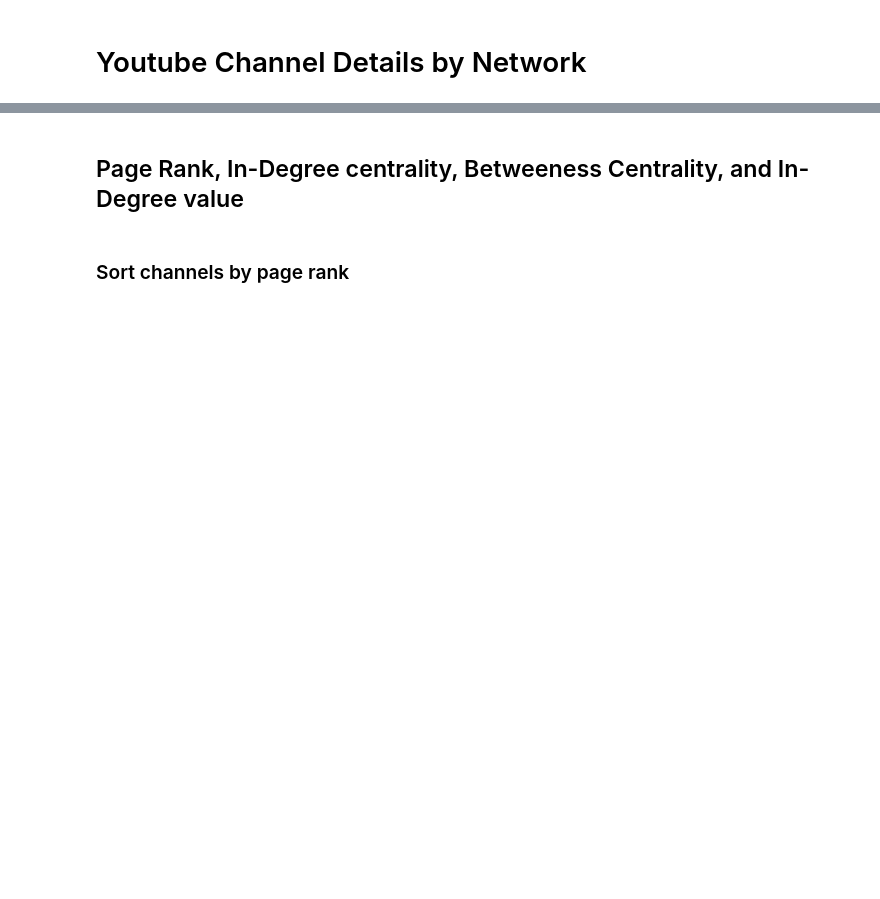
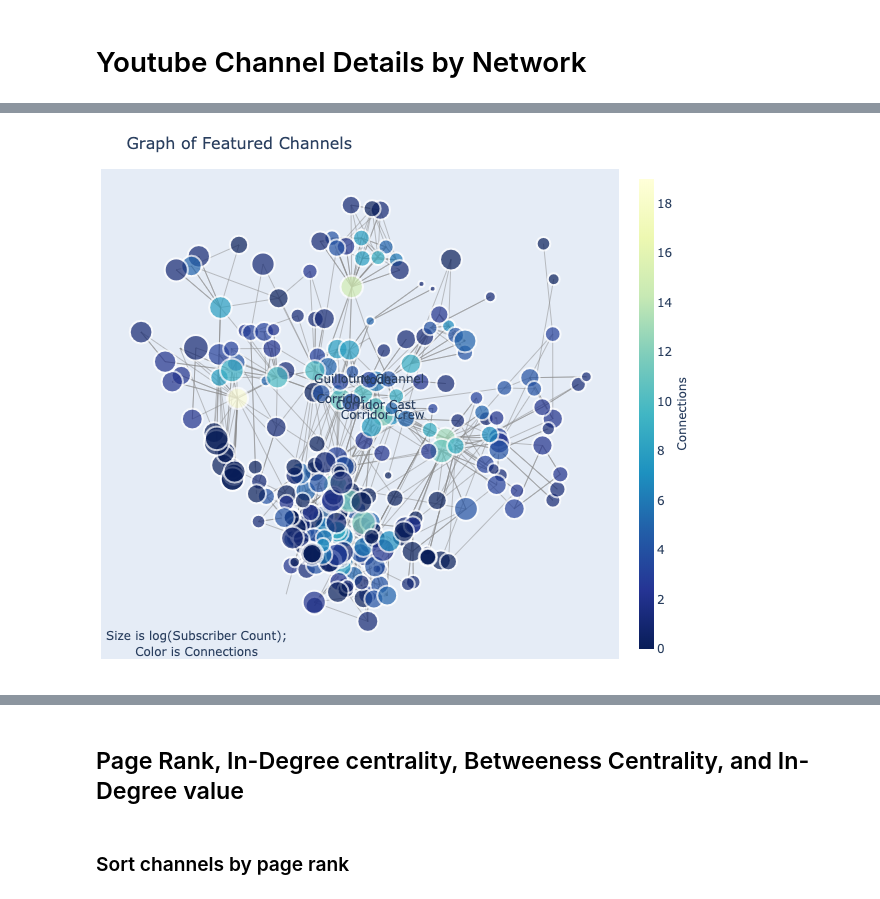
Before and after one commit to DanOvad/youtube-channel-analysis, a Jupyter notebook: sample1-corridor-3.ipynb, the cells around one changed output, grey strips where cells are left out. Cells and saved outputs as stored; diff of their text form; code cells hidden in the pictures; blank space fills up the shorter version.

```diff
--- a/sample1-corridor-3.ipynb
+++ b/sample1-corridor-3.ipynb
@@ -69,0 +70,5 @@ Wall time: 38.4 s
+# %%
+fig = network_graphs.plotly_network_graph(G, "Connections")
+fig # Interactive version of the figure for notebooks
+# %% [output]
+[figure, added]
```
Also changed, not shown: parts of 10 cells of this notebook, 5 other files.
